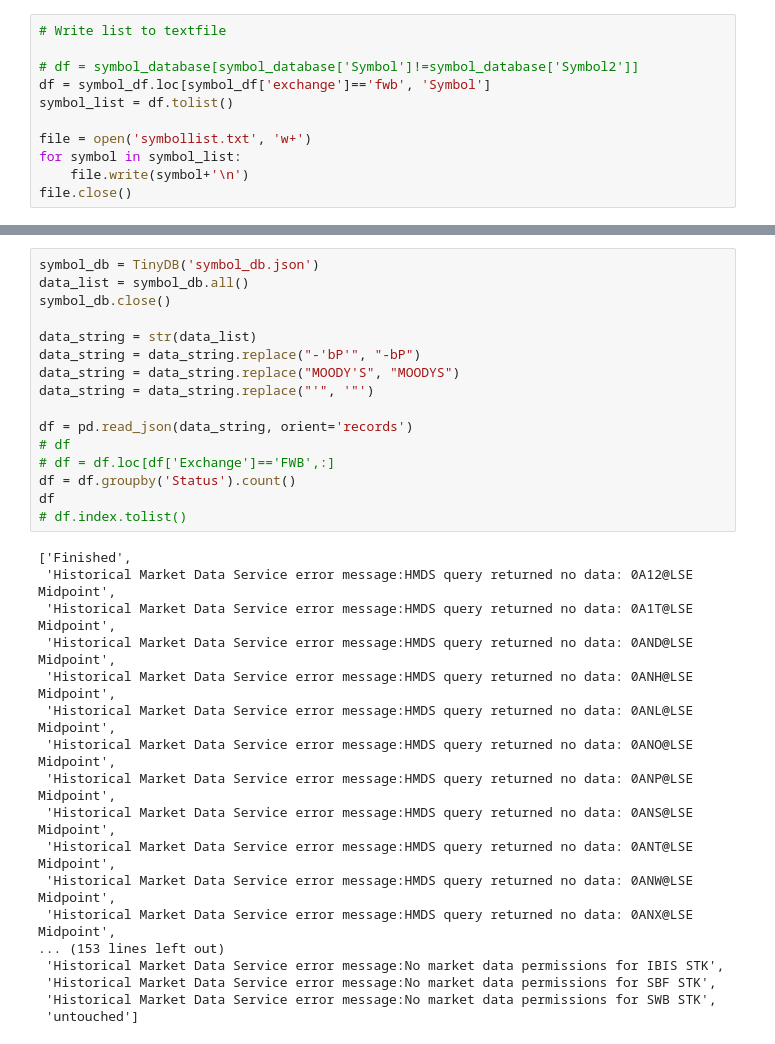
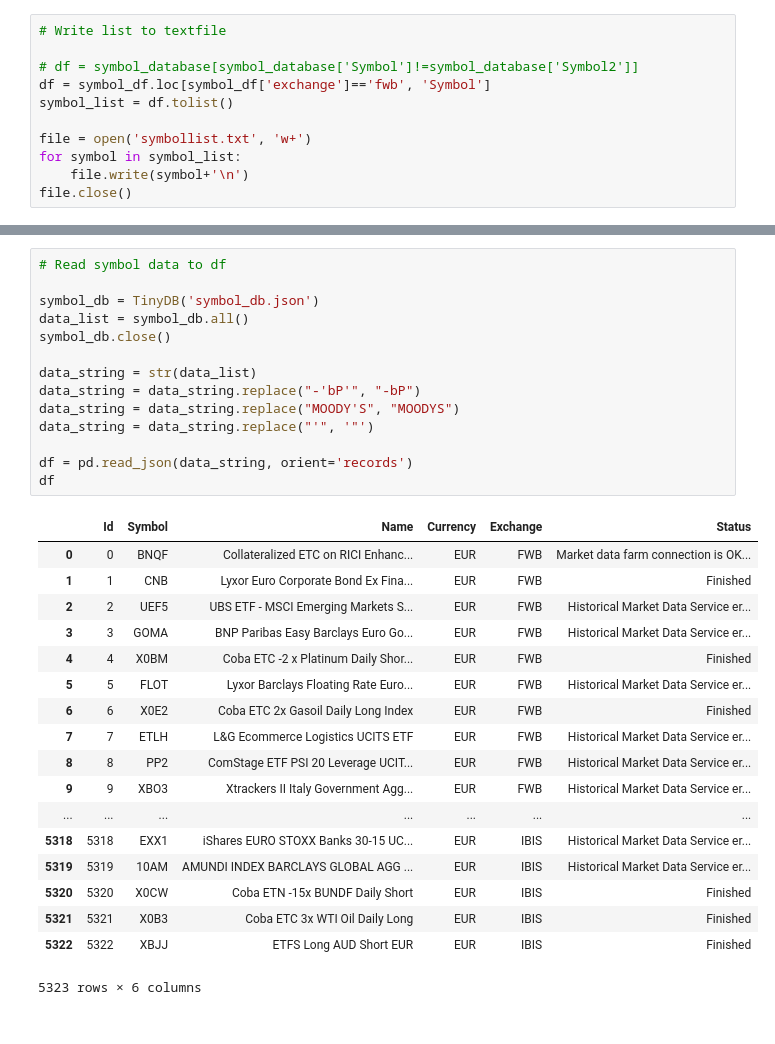
Before and after one commit to webclinic017/barbucket, a Jupyter notebook: ib_tws_api/symbol_database.ipynb, the cells around one changed output, grey strips where cells are left out. Drawn from its saved outputs; the diff is of its cells as text.

```diff
--- a/ib_tws_api/symbol_database.ipynb
+++ b/ib_tws_api/symbol_database.ipynb
@@ -59,36 +70,35 @@ symbol_db.close()
 # %% [output]
 [interactive output not drawn]
 # %%
+# Read symbol data to df
+
 symbol_db = TinyDB('symbol_db.json')
 data_list = symbol_db.all()
 symbol_db.close()
 
 data_string = str(data_list)
 data_string = data_string.replace("-'bP'", "-bP")
 data_string = data_string.replace("MOODY'S", "MOODYS")
 data_string = data_string.replace("'", '"')
 
 df = pd.read_json(data_string, orient='records')
-# df
-# df = df.loc[df['Exchange']=='FWB',:]
-df = df.groupby('Status').count()
 df
-# df.index.tolist()
 # %% [output]
+|  | Id | Symbol | Name | Currency | Exchange | Status |
+| 0 | 0 | BNQF | Collateralized ETC on RICI Enhanc... | EUR | FWB | Market data farm connection is OK... |
+| 1 | 1 | CNB | Lyxor Euro Corporate Bond Ex Fina... | EUR | FWB | Finished |
+| 2 | 2 | UEF5 | UBS ETF - MSCI Emerging Markets S... | EUR | FWB | Historical Market Data Service er... |
+| 3 | 3 | GOMA | BNP Paribas Easy Barclays Euro Go... | EUR | FWB | Historical Market Data Service er... |
+| 4 | 4 | X0BM | Coba ETC -2 x Platinum Daily Shor... | EUR | FWB | Finished |
+| 5 | 5 | FLOT | Lyxor Barclays Floating Rate Euro... | EUR | FWB | Historical Market Data Service er... |
+| 6 | 6 | X0E2 | Coba ETC 2x Gasoil Daily Long Index | EUR | FWB | Finished |
+| 7 | 7 | ETLH | L&G Ecommerce Logistics UCITS ETF | EUR | FWB | Historical Market Data Service er... |
+| 8 | 8 | PP2 | ComStage ETF PSI 20 Leverage UCIT... | EUR | FWB | Historical Market Data Service er... |
+| 9 | 9 | XBO3 | Xtrackers II Italy Government Agg... | EUR | FWB | Historical Market Data Service er... |
+| ... | ... | ... | ... | ... | ... | ... |
+| 5318 | 5318 | EXX1 | iShares EURO STOXX Banks 30-15 UC... | EUR | IBIS | Historical Market Data Service er... |
+| 5319 | 5319 | 10AM | AMUNDI INDEX BARCLAYS GLOBAL AGG ... | EUR | IBIS | Historical Market Data Service er... |
+| 5320 | 5320 | X0CW | Coba ETN -15x BUNDF Daily Short | EUR | IBIS | Finished |
+| 5321 | 5321 | X0B3 | Coba ETC 3x WTI Oil Daily Long | EUR | IBIS | Finished |
+| 5322 | 5322 | XBJJ | ETFS Long AUD Short EUR | EUR | IBIS | Finished |
-['Finished',
- 'Historical Market Data Service error message:HMDS query returned no data: 0A12@LSE Midpoint',
- 'Historical Market Data Service error message:HMDS query returned no data: 0A1T@LSE Midpoint',
- 'Historical Market Data Service error message:HMDS query returned no data: 0AND@LSE Midpoint',
- 'Historical Market Data Service error message:HMDS query returned no data: 0ANH@LSE Midpoint',
- 'Historical Market Data Service error message:HMDS query returned no data: 0ANL@LSE Midpoint',
- 'Historical Market Data Service error message:HMDS query returned no data: 0ANO@LSE Midpoint',
- 'Historical Market Data Service error message:HMDS query returned no data: 0ANP@LSE Midpoint',
- 'Historical Market Data Service error message:HMDS query returned no data: 0ANS@LSE Midpoint',
- 'Historical Market Data Service error message:HMDS query returned no data: 0ANT@LSE Midpoint',
- 'Historical Market Data Service error message:HMDS query returned no data: 0ANW@LSE Midpoint',
- 'Historical Market Data Service error message:HMDS query returned no data: 0ANX@LSE Midpoint',
-... (153 lines left out)
- 'Historical Market Data Service error message:No market data permissions for IBIS STK',
- 'Historical Market Data Service error message:No market data permissions for SBF STK',
- 'Historical Market Data Service error message:No market data permissions for SWB STK',
- 'untouched']
+5323 rows × 6 columns
```
Also changed, not shown: parts of 10 cells of this notebook, 3 other files.
